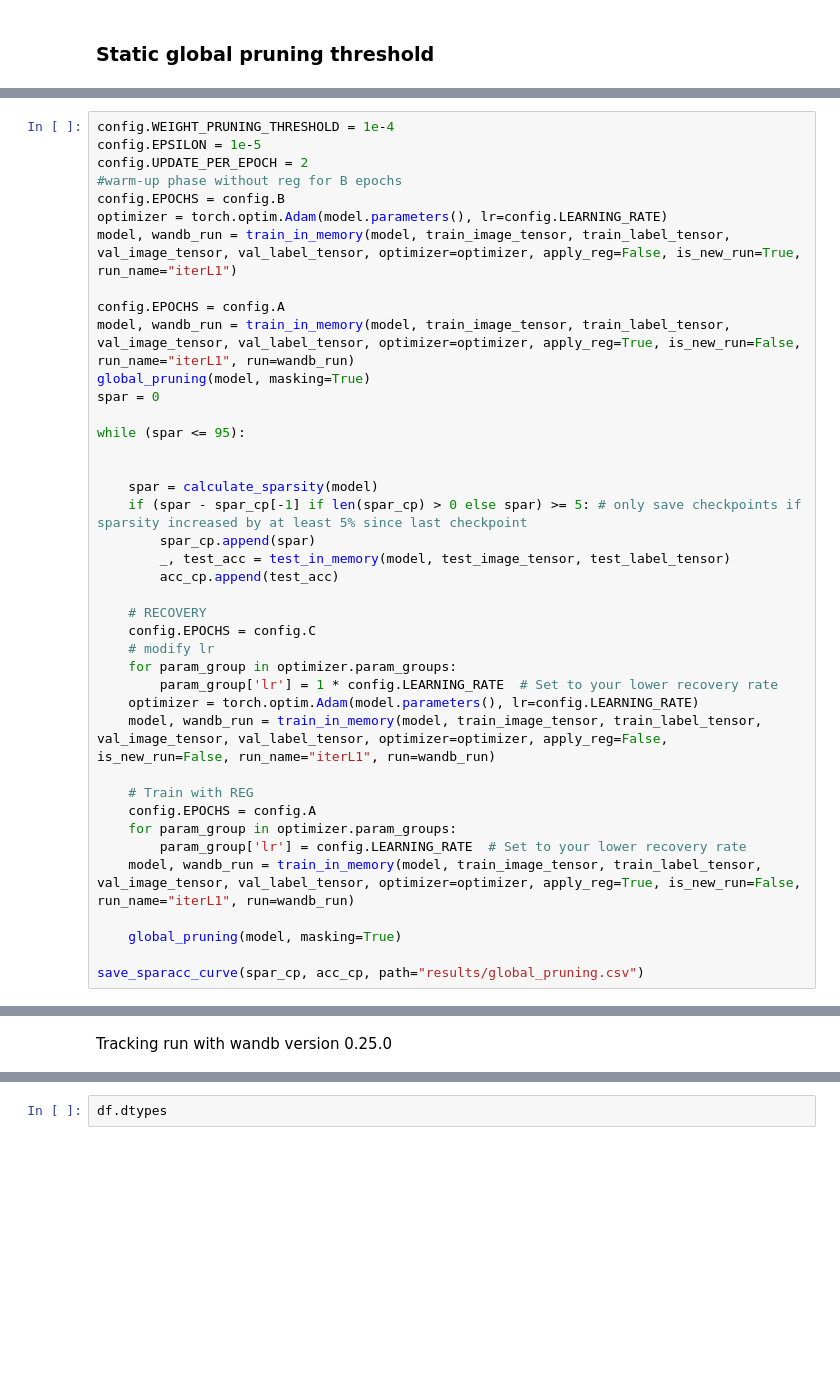
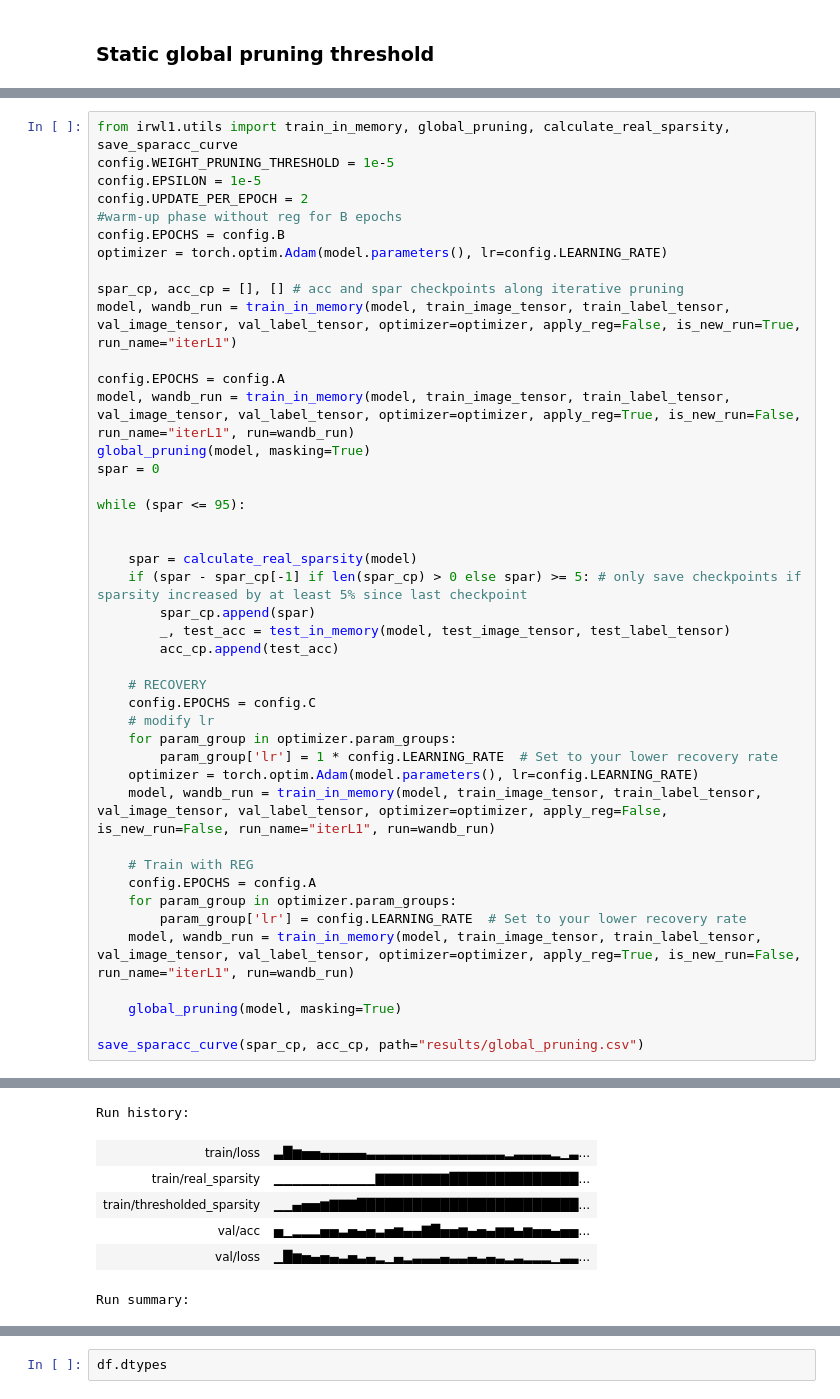
Before and after one commit to VVilmos/irwl1-adaptation, a Jupyter notebook: L0_vs_IRL1_newer.ipynb, the cells around one changed output, grey strips where cells are left out. Cells and saved outputs as stored; diff of their text form; blank space fills up the shorter version.

```diff
--- a/L0_vs_IRL1_newer.ipynb
+++ b/L0_vs_IRL1_newer.ipynb
@@ -112,12 +108,15 @@ model = LeNet().to(DEVICE)
 L1_penalty_init(model)
 init_mask(model)
 # %%
-config.WEIGHT_PRUNING_THRESHOLD = 1e-4
+from irwl1.utils import train_in_memory, global_pruning, calculate_real_sparsity, save_sparacc_curve
+config.WEIGHT_PRUNING_THRESHOLD = 1e-5
 config.EPSILON = 1e-5
 config.UPDATE_PER_EPOCH = 2
 #warm-up phase without reg for B epochs
 config.EPOCHS = config.B
 optimizer = torch.optim.Adam(model.parameters(), lr=config.LEARNING_RATE)
+
+spar_cp, acc_cp = [], [] # acc and spar checkpoints along iterative pruning
 model, wandb_run = train_in_memory(model, train_image_tensor, train_label_tensor, val_image_tensor, val_label_tensor, optimizer=optimizer, apply_reg=False, is_new_run=True, run_name="iterL1")
 
 config.EPOCHS = config.A
@@ -128,7 +127,7 @@ spar = 0
 while (spar <= 95):
 
 
-    spar = calculate_sparsity(model)
+    spar = calculate_real_sparsity(model)
     if (spar - spar_cp[-1] if len(spar_cp) > 0 else spar) >= 5: # only save checkpoints if sparsity increased by at least 5% since last checkpoint
         spar_cp.append(spar)
         _, test_acc = test_in_memory(model, test_image_tensor, test_label_tensor)
@@ -155,2 +156,8 @@ save_sparacc_curve(spar_cp, acc_cp, path="results/global_pruning.csv")
 [interactive output not drawn]
-Tracking run with wandb version 0.25.0
+Run history:
+| train/loss | ▃█▆▅▅▄▄▄▄▄▃▃▃▃▃▃▃▃▃▃▃▃▃▃▃▂▃▃▃▃▂▁▃... |
+| train/real_sparsity | ▁▁▁▁▁▁▁▁▁▁▁▇▇▇▇▇▇▇▇██████████████... |
+| train/thresholded_sparsity | ▁▁▄▅▅▆▇▇▇████████████████████████... |
+| val/acc | ▅▁▂▂▂▅▅▃▅▄▅▃▅▆▄▄▇█▅▅▆▄▅▄▆▆▄▆▅▅▄▅▅... |
+| val/loss | ▁█▆▅▄▅▄▃▅▃▄▂▁▄▂▃▃▃▄▃▃▄▃▄▃▂▃▂▂▂▁▃▃... |
+Run summary:
```
Also changed, not shown: parts of 4 cells of this notebook, 6 other files.
